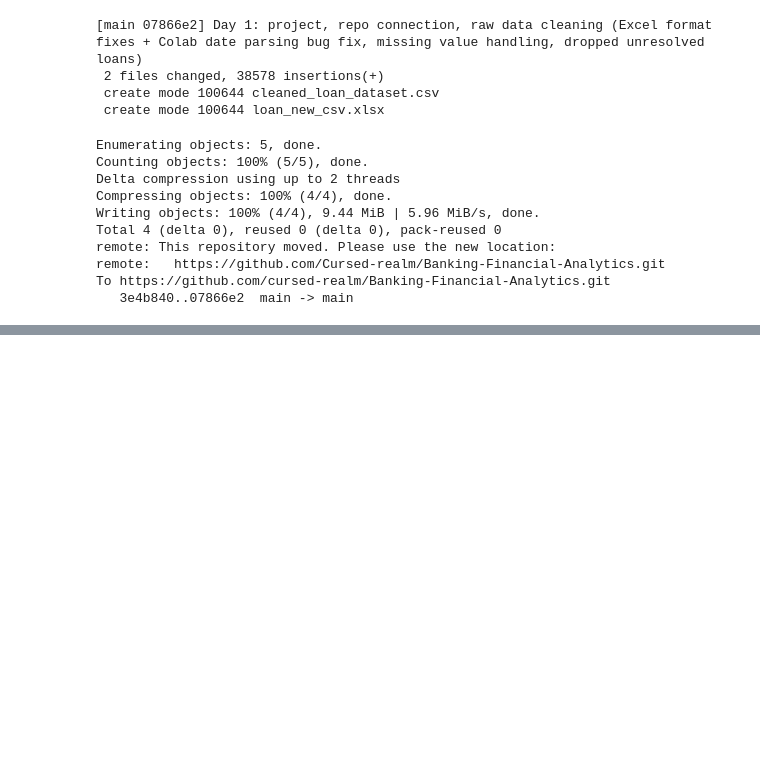
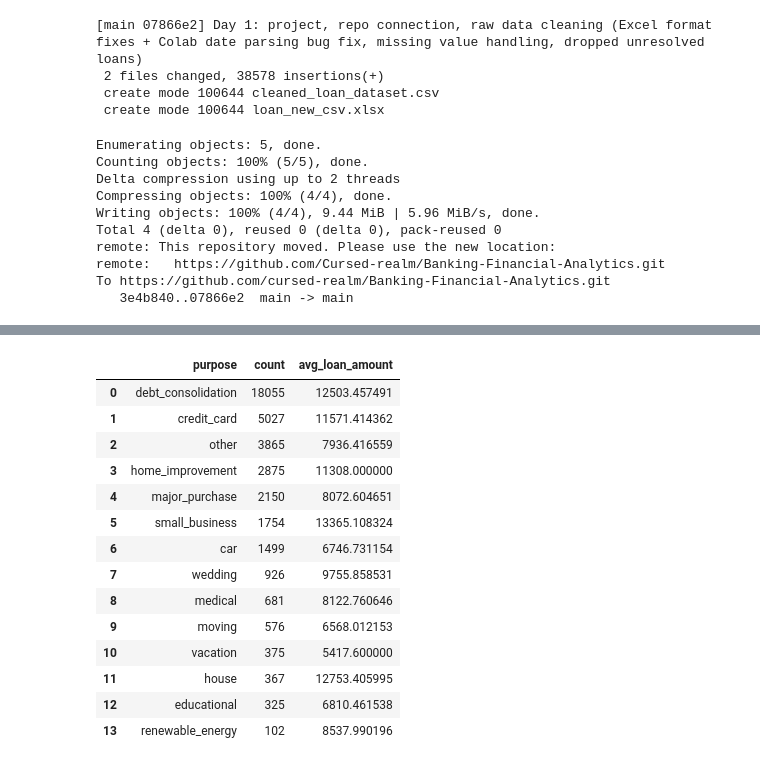
Before and after one commit to Cursed-realm/Banking-Financial-Analytics, a Jupyter notebook: Banking_Financial_Analytics.ipynb, the cells around one changed output, grey strips where cells are left out. Cells and saved outputs as stored; diff of their text form; code cells hidden in the pictures; blank space fills up the shorter version.

```diff
--- a/Banking_Financial_Analytics.ipynb
+++ b/Banking_Financial_Analytics.ipynb
@@ -195,0 +262,24 @@ To https://github.com/cursed-realm/Banking-Financial-Analytics.git
+# %%
+query = """
+SELECT purpose, COUNT(*) as count, AVG(loan_amnt) as avg_loan_amount
+FROM loans
+GROUP BY purpose
+ORDER BY count DESC
+"""
+pd.read_sql(query, conn)
+# %% [output]
+|  | purpose | count | avg_loan_amount |
+| 0 | debt_consolidation | 18055 | 12503.457491 |
+| 1 | credit_card | 5027 | 11571.414362 |
+| 2 | other | 3865 | 7936.416559 |
+| 3 | home_improvement | 2875 | 11308.000000 |
+| 4 | major_purchase | 2150 | 8072.604651 |
+| 5 | small_business | 1754 | 13365.108324 |
+| 6 | car | 1499 | 6746.731154 |
+| 7 | wedding | 926 | 9755.858531 |
+| 8 | medical | 681 | 8122.760646 |
+| 9 | moving | 576 | 6568.012153 |
+| 10 | vacation | 375 | 5417.600000 |
+| 11 | house | 367 | 12753.405995 |
+| 12 | educational | 325 | 6810.461538 |
+| 13 | renewable_energy | 102 | 8537.990196 |
```
Also changed, not shown: parts of 34 cells of this notebook.
